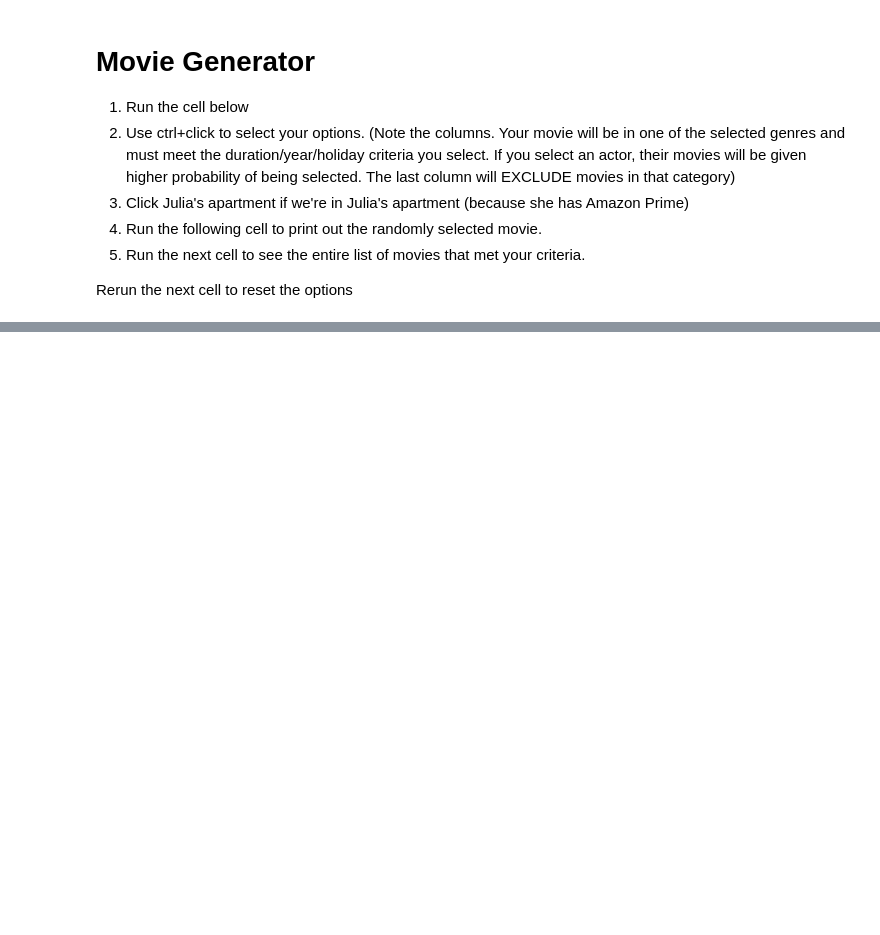
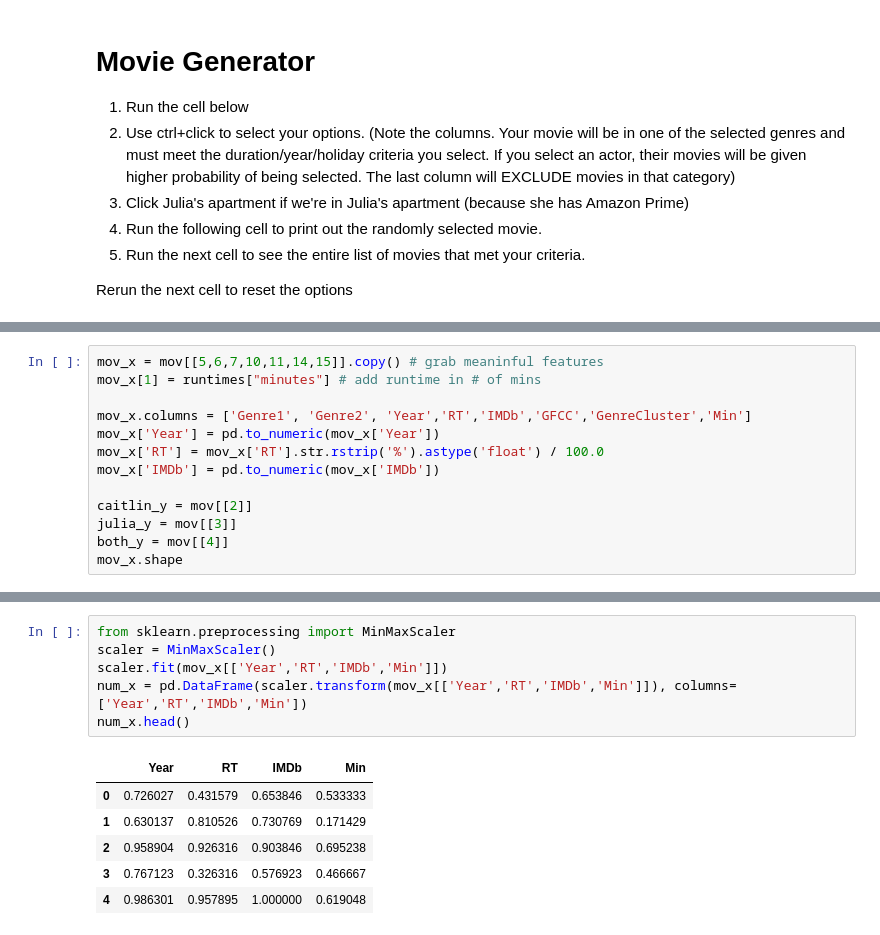
Before and after one commit to julia-e-ma/movies, a Jupyter notebook: RandomMovieGenerator.ipynb, the cells around one changed output, grey strips where cells are left out. Cells and saved outputs as stored; diff of their text form; blank space fills up the shorter version.

```diff
--- a/RandomMovieGenerator.ipynb
+++ b/RandomMovieGenerator.ipynb
@@ -353,0 +356,13 @@ dict(sorted(counts.items(), key=lambda item: item[1], reverse=True))
+# %%
+mov_x = mov[[5,6,7,10,11,14,15]].copy() # grab meaninful features
+mov_x[1] = runtimes["minutes"] # add runtime in # of mins
+
+mov_x.columns = ['Genre1', 'Genre2', 'Year','RT','IMDb','GFCC','GenreCluster','Min']
+mov_x['Year'] = pd.to_numeric(mov_x['Year'])
+mov_x['RT'] = mov_x['RT'].str.rstrip('%').astype('float') / 100.0
+mov_x['IMDb'] = pd.to_numeric(mov_x['IMDb'])
+
+caitlin_y = mov[[2]]
+julia_y = mov[[3]]
+both_y = mov[[4]]
+mov_x.shape
@@ -353,0 +378,13 @@ dict(sorted(counts.items(), key=lambda item: item[1], reverse=True))
+# %%
+from sklearn.preprocessing import MinMaxScaler
+scaler = MinMaxScaler()
+scaler.fit(mov_x[['Year','RT','IMDb','Min']])
+num_x = pd.DataFrame(scaler.transform(mov_x[['Year','RT','IMDb','Min']]), columns=['Year','RT','IMDb','Min'])
+num_x.head()
+# %% [output]
+|  | Year | RT | IMDb | Min |
+| 0 | 0.726027 | 0.431579 | 0.653846 | 0.533333 |
+| 1 | 0.630137 | 0.810526 | 0.730769 | 0.171429 |
+| 2 | 0.958904 | 0.926316 | 0.903846 | 0.695238 |
+| 3 | 0.767123 | 0.326316 | 0.576923 | 0.466667 |
+| 4 | 0.986301 | 0.957895 | 1.000000 | 0.619048 |
```
Also changed, not shown: parts of 14 cells of this notebook.
